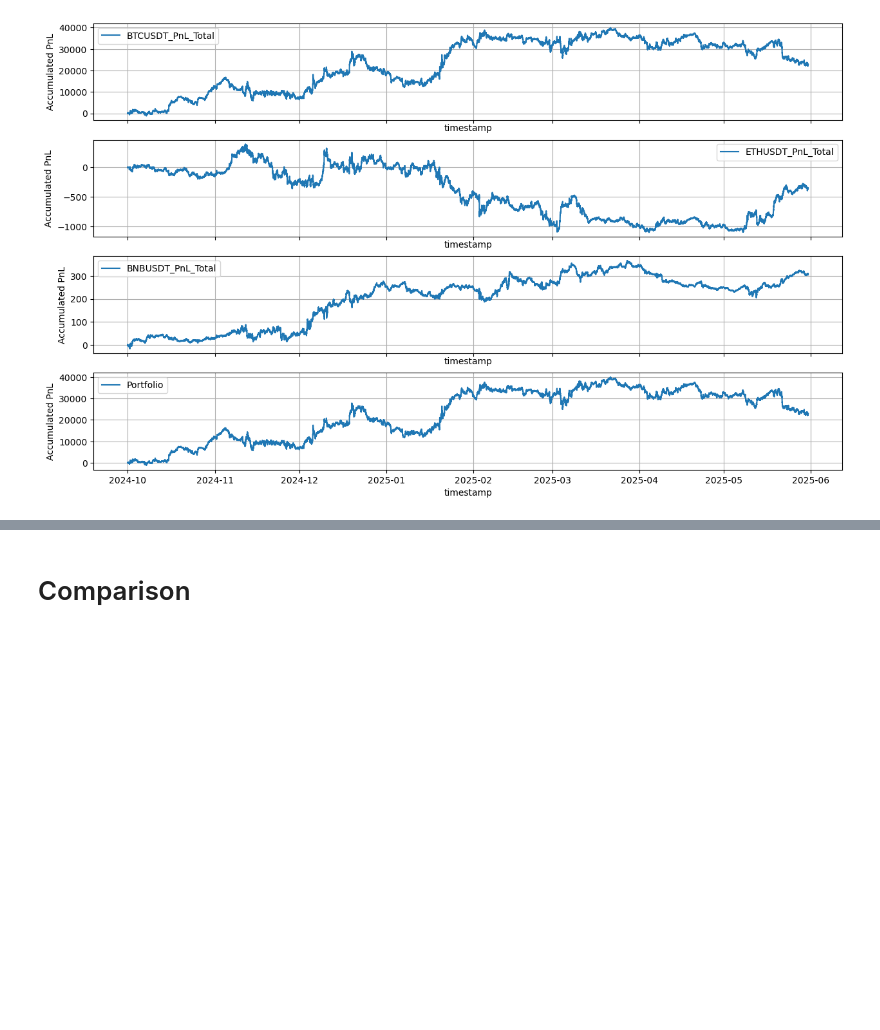
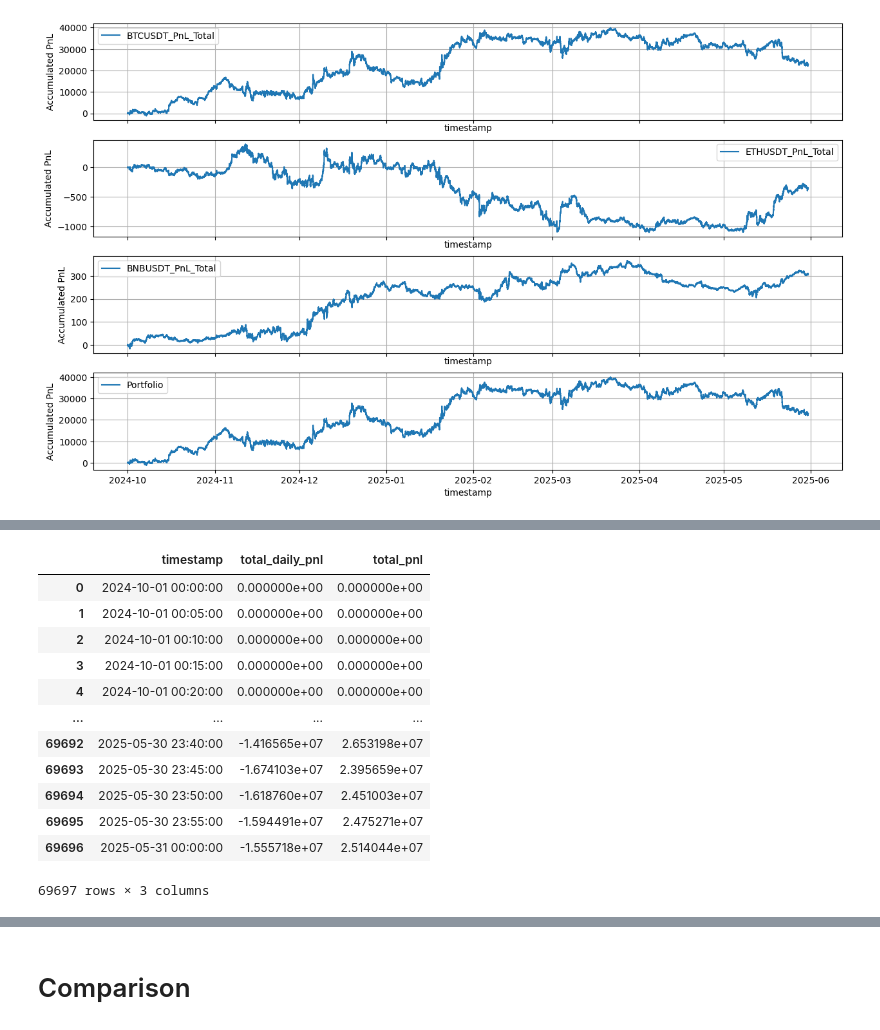
Before and after one commit to saltedpotato/qf635-microstructure-project, a Jupyter notebook: test_strats.ipynb, the cells around one changed output, grey strips where cells are left out. Cells and saved outputs as stored; diff of their text form; code cells hidden in the pictures; blank space fills up the shorter version.

```diff
--- a/test_strats.ipynb
+++ b/test_strats.ipynb
@@ -169,0 +261,18 @@ lr_backtest.plot_pnl(lr_pnl_df)
+# %%
+tr_backtest = Backtest(tr_signals.copy(), tickers = test_cons, test_start_date=test_start_date, test_end_date=test_end_date, stoploss=stoploss, drawdown_duration=drawdown_duration)
+tr_pnl_df = tr_backtest.computePortfolioPnL(rolling=rolling, weight_method=weight_method, allow_short=short)
+tr_pnl_df
+# %% [output]
+|  | timestamp | total_daily_pnl | total_pnl |
+| 0 | 2024-10-01 00:00:00 | 0.000000e+00 | 0.000000e+00 |
+| 1 | 2024-10-01 00:05:00 | 0.000000e+00 | 0.000000e+00 |
+| 2 | 2024-10-01 00:10:00 | 0.000000e+00 | 0.000000e+00 |
+| 3 | 2024-10-01 00:15:00 | 0.000000e+00 | 0.000000e+00 |
+| 4 | 2024-10-01 00:20:00 | 0.000000e+00 | 0.000000e+00 |
+| ... | ... | ... | ... |
+| 69692 | 2025-05-30 23:40:00 | -1.416565e+07 | 2.653198e+07 |
+| 69693 | 2025-05-30 23:45:00 | -1.674103e+07 | 2.395659e+07 |
+| 69694 | 2025-05-30 23:50:00 | -1.618760e+07 | 2.451003e+07 |
+| 69695 | 2025-05-30 23:55:00 | -1.594491e+07 | 2.475271e+07 |
+| 69696 | 2025-05-31 00:00:00 | -1.555718e+07 | 2.514044e+07 |
+69697 rows × 3 columns
```
Also changed, not shown: parts of 6 cells of this notebook, 13 other files.
